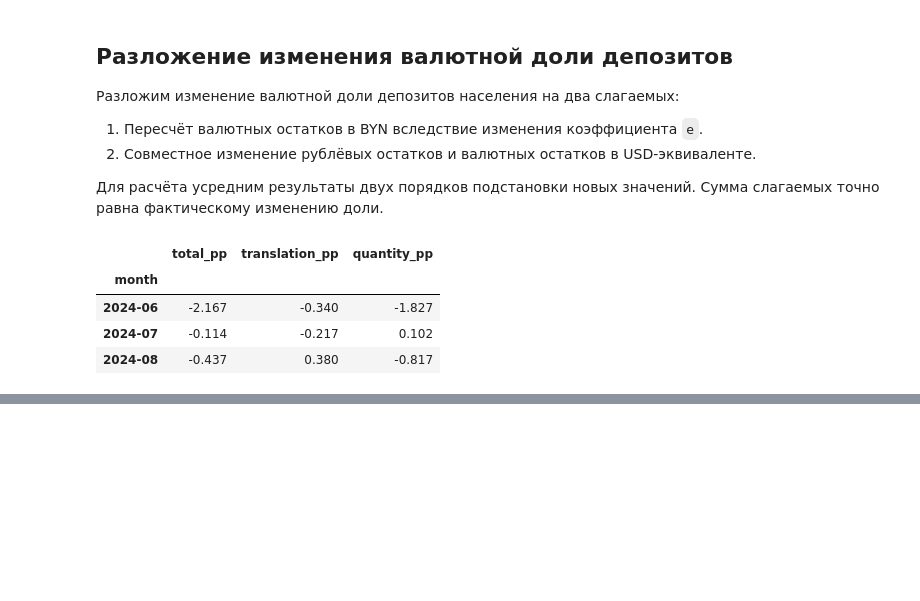
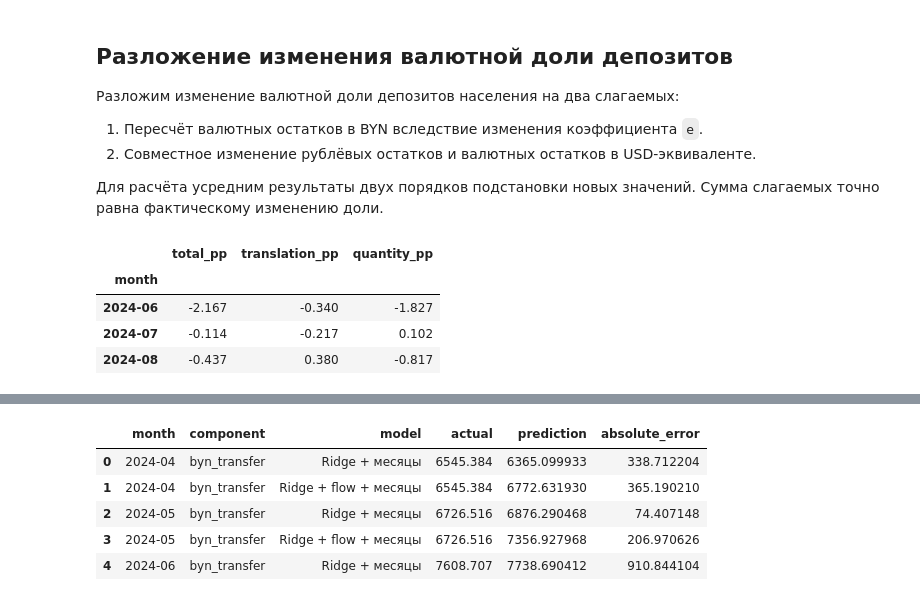
Before and after one commit to venskovalentin/belarus_dollarization_paper, a Jupyter notebook: notebooks/research_notebook.ipynb, the cells around one changed output, grey strips where cells are left out. Saved outputs shown, nothing was run; the diff lists cells and outputs as text; code cells hidden in the pictures; blank space fills up the shorter version.

```diff
--- a/notebooks/research_notebook.ipynb
+++ b/notebooks/research_notebook.ipynb
@@ -1237,0 +1385,46 @@ display(decomposition.loc["2024-06":"2024-08"].round(3))
+# %%
+season_results = []
+
+models = {
+    "Ridge + месяцы": features_season,
+    "Ridge + flow + месяцы": features_flow_season,
+}
+
+for component in component_columns:
+    table = designs_season[component]
+
+    for origin in origins_long:
+        train = table.loc[
+            table.index + 1 <= origin - 1
+        ].dropna(subset=features_flow_season + ["y"])
+
+        for name, columns in models.items():
+            model = make_pipeline(
+                StandardScaler(),
+                Ridge(alpha=1),
+            )
+
+            model.fit(train[columns], train["y"])
+
+            growth = model.predict(table.loc[[origin], columns])[0]
+            prediction = table.loc[origin, "base"] * np.exp(growth / 100)
+
+            season_results.append({
+                "month": origin + 1,
+                "component": component,
+                "model": name,
+                "actual": stocks.loc[origin + 1, component],
+                "prediction": prediction,
+            })
+
+season_results = pd.DataFrame(season_results)
+season_results["absolute_error"] = (season_totals["actual"] - season_totals["prediction"]).abs()
+
+display(season_results.head())
+# %% [output]
+|  | month | component | model | actual | prediction | absolute_error |
+| 0 | 2024-04 | byn_transfer | Ridge + месяцы | 6545.384 | 6365.099933 | 338.712204 |
+| 1 | 2024-04 | byn_transfer | Ridge + flow + месяцы | 6545.384 | 6772.631930 | 365.190210 |
+| 2 | 2024-05 | byn_transfer | Ridge + месяцы | 6726.516 | 6876.290468 | 74.407148 |
+| 3 | 2024-05 | byn_transfer | Ridge + flow + месяцы | 6726.516 | 7356.927968 | 206.970626 |
+| 4 | 2024-06 | byn_transfer | Ridge + месяцы | 7608.707 | 7738.690412 | 910.844104 |
```
Also changed, not shown: parts of 6 cells of this notebook.
